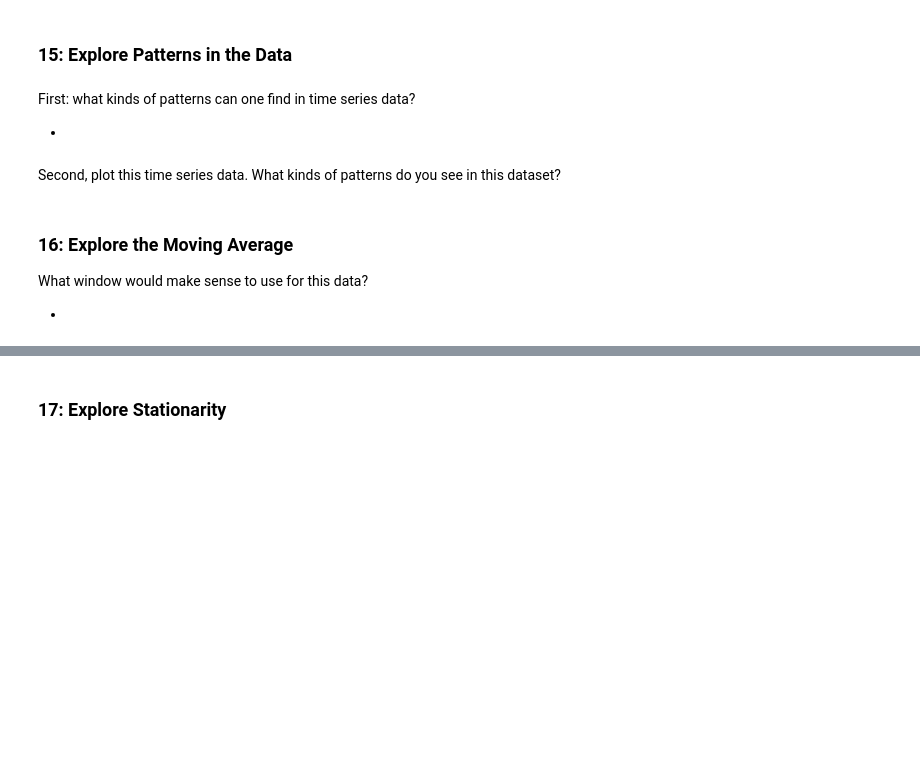
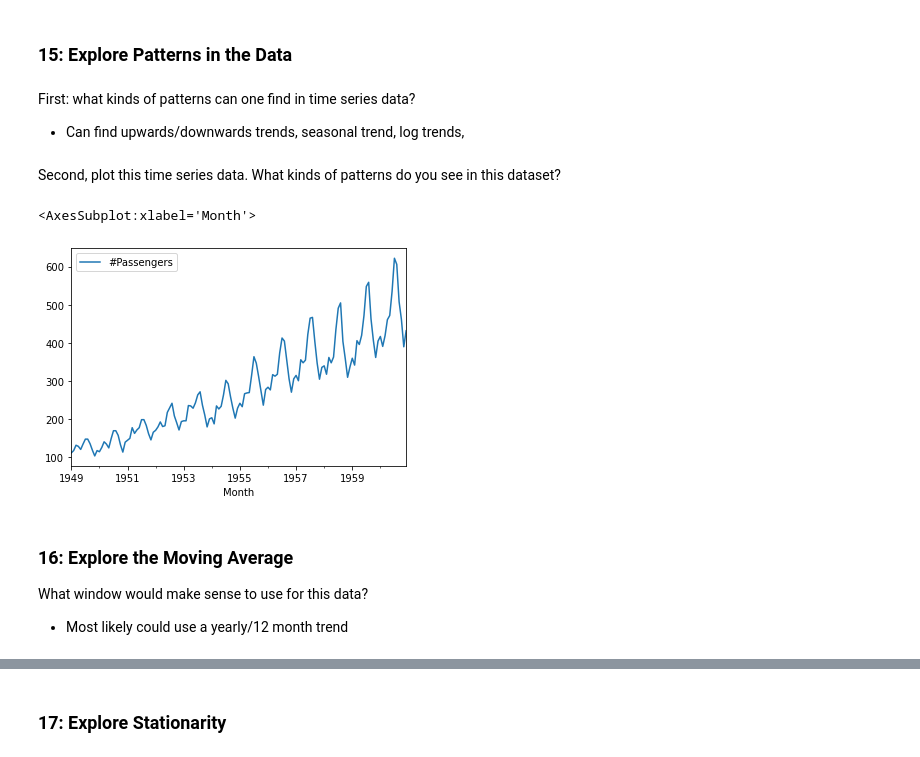
Before and after one commit to njw27/P4_CC_review, a Jupyter notebook: P4-Code-Challenge-Review_blank.ipynb, the cells around one changed output, grey strips where cells are left out. Drawn from its saved outputs; the diff is of its cells as text; code cells hidden in the pictures; blank space fills up the shorter version.

```diff
--- a/P4-Code-Challenge-Review_blank.ipynb
+++ b/P4-Code-Challenge-Review_blank.ipynb
@@ -186,0 +238,6 @@ What steps do we need to take to preprocess our data effectively?
+# %%
+# Code here
+ap.index = pd.to_datetime(ap['Month'])
+
+ap = ap.drop(columns='Month')
+ap.head()
@@ -189,16 +254,21 @@ What steps do we need to take to preprocess our data effectively?
 # %% [markdown]
 First: what kinds of patterns can one find in time series data?
 
--
+- Can find upwards/downwards trends, seasonal trend, log trends,
 # %% [markdown]
 Second, plot this time series data. What kinds of patterns do you see in this dataset?
 # %%
 # Code to plot the time series
+
+ap.plot()
+# %% [output]
+<AxesSubplot:xlabel='Month'>
+[figure, added]
 # %% [markdown]
 ### 16: Explore the Moving Average
 
 What window would make sense to use for this data?
 
--
+- Most likely could use a yearly/12 month trend
 # %%
 # Code to create the moving average
```
Also changed, not shown: parts of 48 cells of this notebook.
